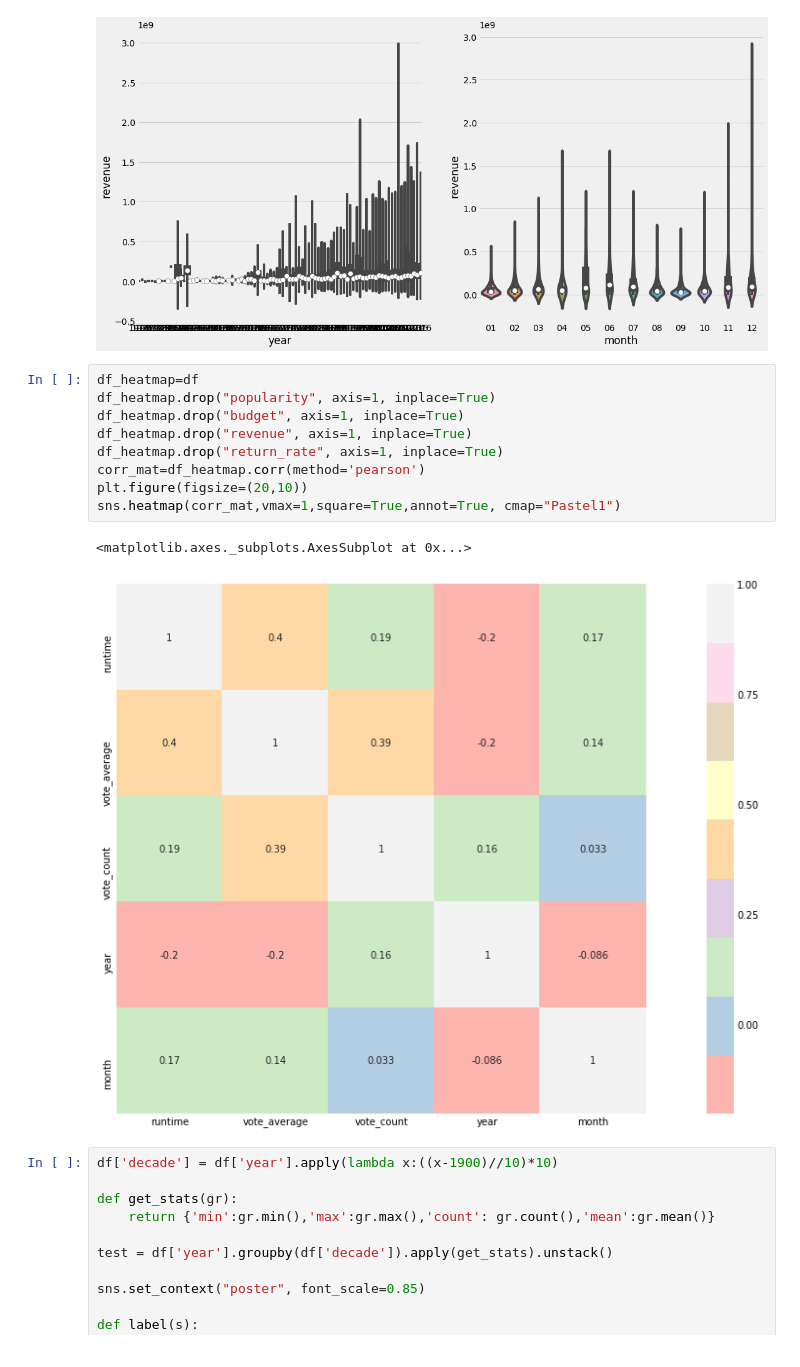
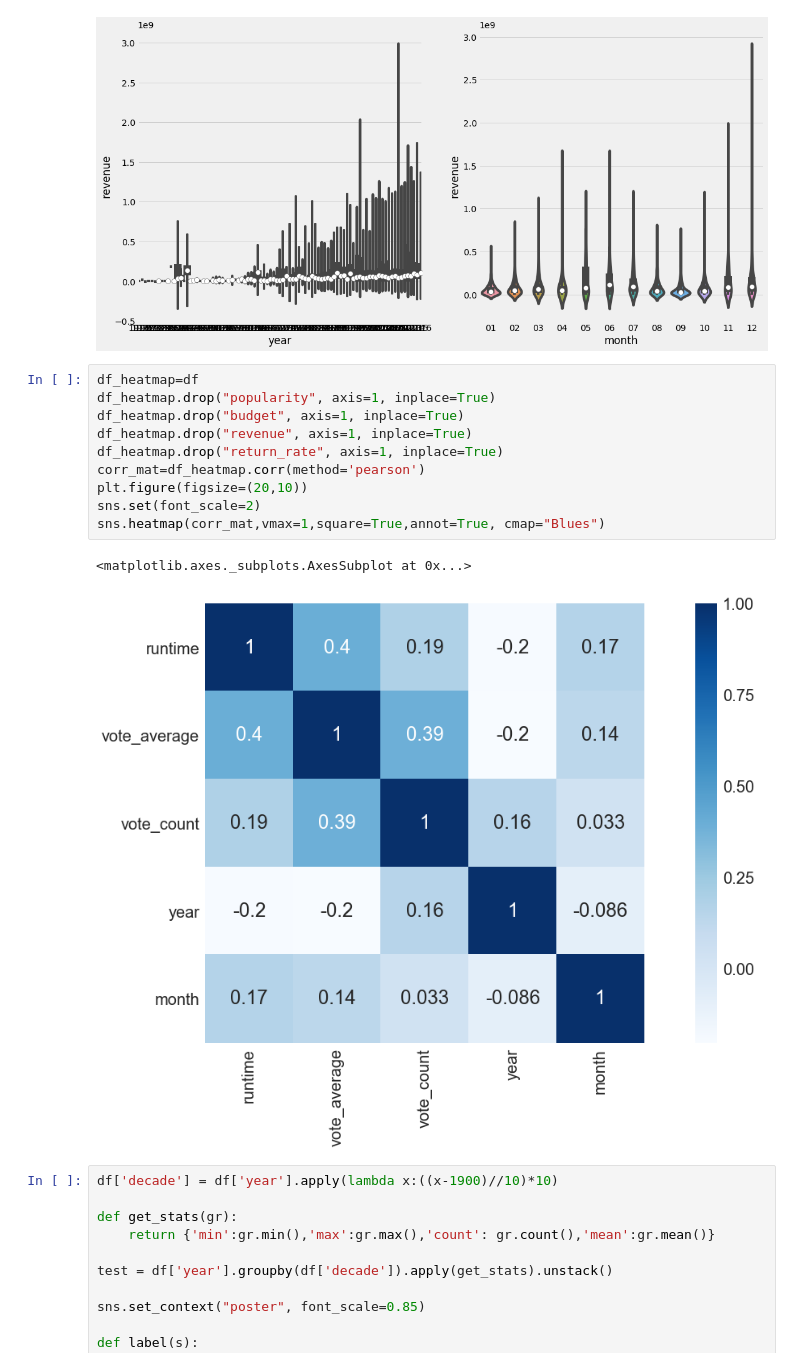
Before and after one commit to GR5291Group8/GR5291Group8, a Jupyter notebook: code/eda.ipynb, the cells around one changed output. Cells and saved outputs as stored; diff of their text form.

Commit message:
new heatmap

```diff
--- a/code/eda.ipynb
+++ b/code/eda.ipynb
@@ -344,15 +344,16 @@ for cate in time_variable:
 # %%
 df_heatmap=df
 df_heatmap.drop("popularity", axis=1, inplace=True)
 df_heatmap.drop("budget", axis=1, inplace=True)
 df_heatmap.drop("revenue", axis=1, inplace=True)
 df_heatmap.drop("return_rate", axis=1, inplace=True)
 corr_mat=df_heatmap.corr(method='pearson')
 plt.figure(figsize=(20,10))
-sns.heatmap(corr_mat,vmax=1,square=True,annot=True, cmap="Pastel1")
+sns.set(font_scale=2)
+sns.heatmap(corr_mat,vmax=1,square=True,annot=True, cmap="Blues")
 # %% [output]
 <matplotlib.axes._subplots.AxesSubplot at 0x...>
-[figure, old version]
+[figure, new version]
 # %%
 df['decade'] = df['year'].apply(lambda x:((x-1900)//10)*10)
 
```
Also changed, not shown: 1 other file.
